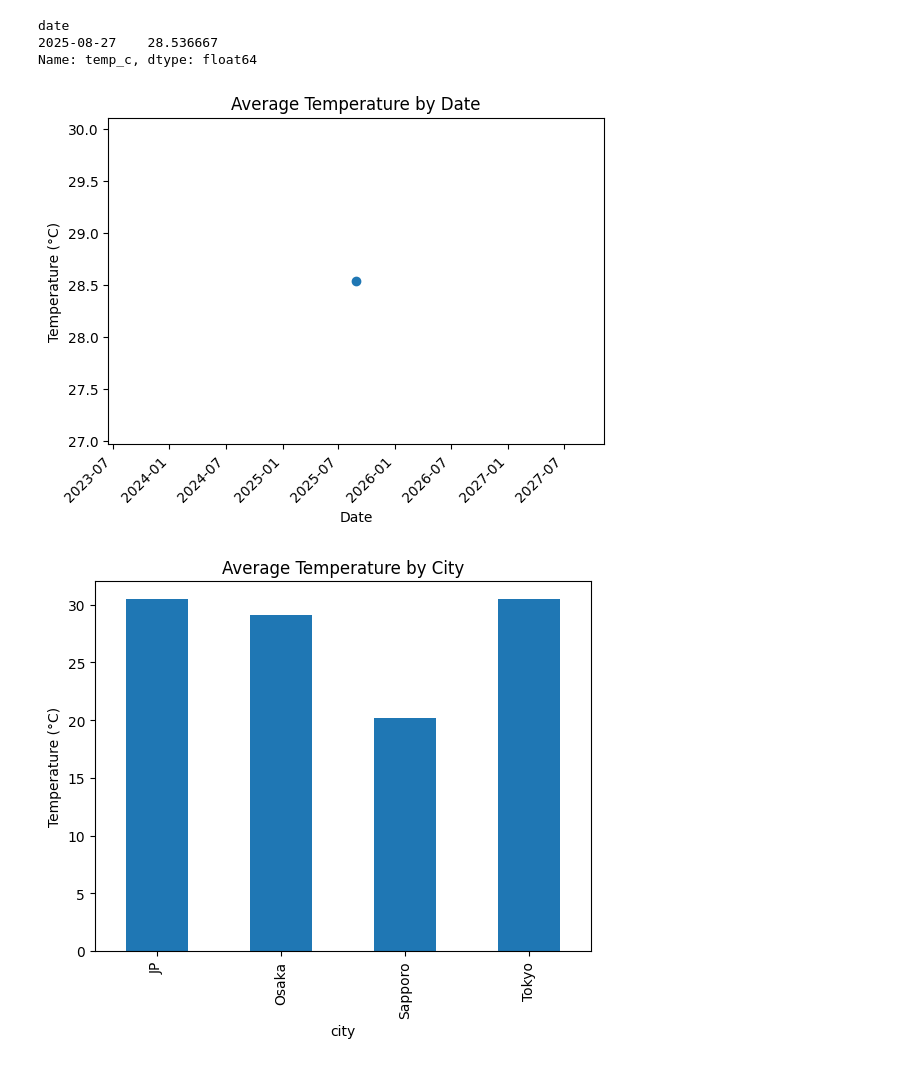
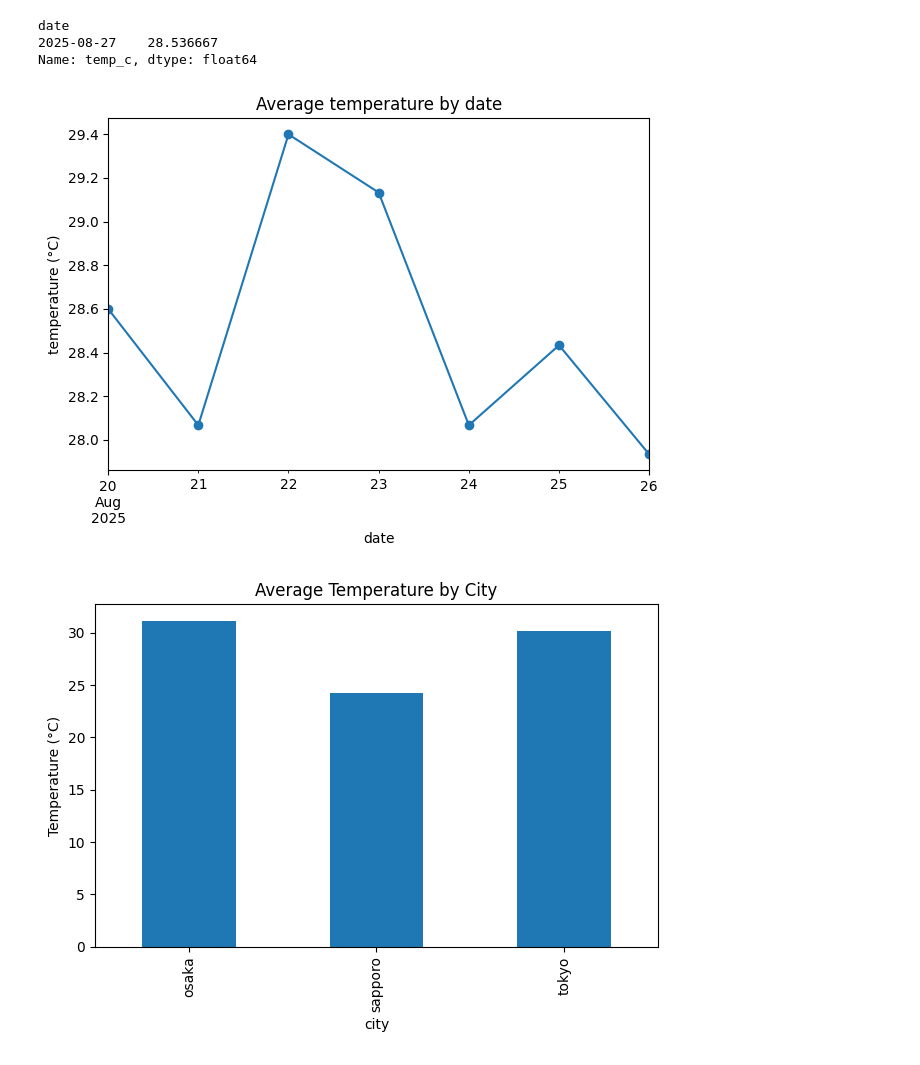
Before and after one commit to A0Arashii/Japan-weather-data-pipeline, a Jupyter notebook: notebooks/EDA.ipynb, the cells around one changed output. Drawn from its saved outputs; the diff is of its cells as text; code cells hidden in the pictures.

Commit message:
docs(viz): add 7-day sample charts and insert into README

```diff
--- a/notebooks/EDA.ipynb
+++ b/notebooks/EDA.ipynb
@@ -29,19 +29,28 @@ date
 Name: temp_c, dtype: float64
 # %%
 import matplotlib.pyplot as plt
+from pathlib import Path
 
+IMG_DIR = Path("..") / "docs" / "images"
+IMG_DIR.mkdir(parents=True, exist_ok=True)
+
+df = pd.read_parquet("../data/processed/date=2025-08-26/part-0000.parquet")
+
+plt.figure()
 df.groupby("date")["temp_c"].mean().plot(marker='o')
-plt.title("Average Temperature by Date")
-plt.xlabel("Date")
-plt.ylabel("Temperature (°C)")
-plt.xticks(rotation=45)
+plt.title('Average temperature by date')
+plt.xlabel("date"); plt.ylabel("temperature (°C)")
+plt.tight_layout()
+plt.savefig(IMG_DIR / "avg_temp_by_date.png")
 plt.show()
 
-# 도시별 평균 기온 막대그래프
+plt.figure()
 df.groupby("city")["temp_c"].mean().plot(kind="bar")
 plt.title("Average Temperature by City")
 plt.ylabel("Temperature (°C)")
+plt.tight_layout()
+plt.savefig(IMG_DIR / "avg_temp_by_city.png")
 plt.show()
 # %% [output]
-[figure, old version]
+[figure, new version]
-[figure, old version]
+[figure, new version]
```
Also changed, not shown: 6 other files.
